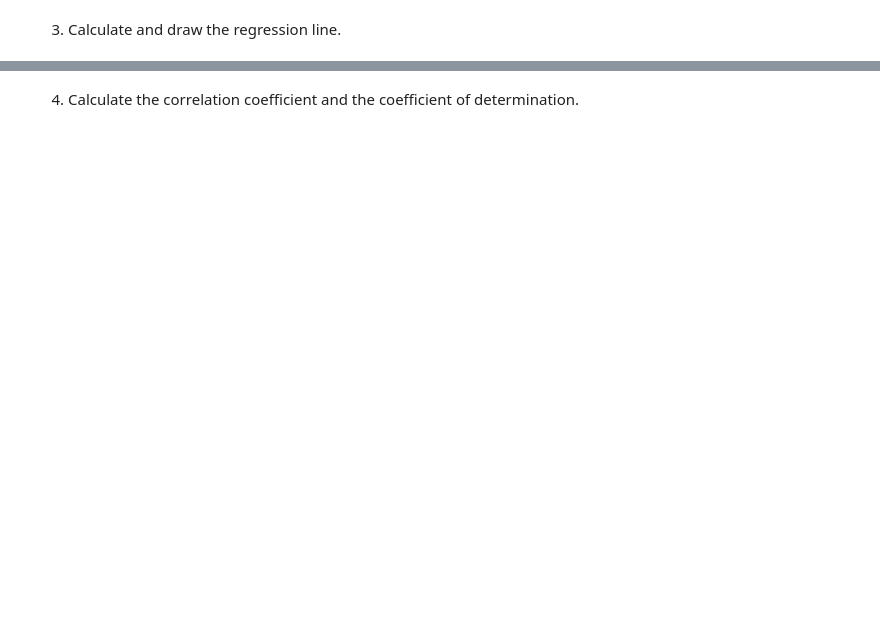
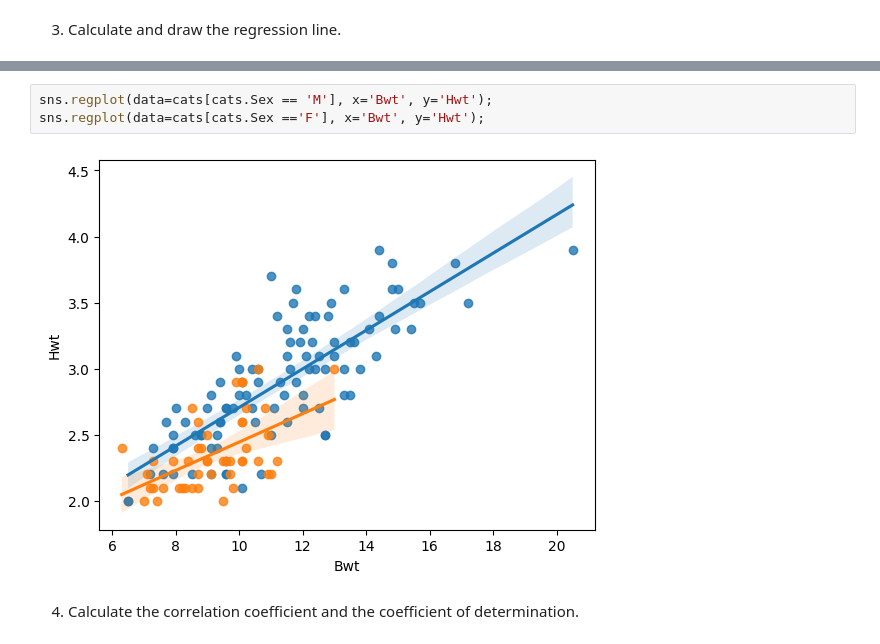
Before and after one commit to BrentVervaet/dsai-labs-bv, a Jupyter notebook: 6-regression-analyis/lab-6.01-cats.ipynb, the cells around one changed output, grey strips where cells are left out. Saved outputs shown, nothing was run; the diff lists cells and outputs as text; blank space fills up the shorter version.

```diff
--- a/6-regression-analyis/lab-6.01-cats.ipynb
+++ b/6-regression-analyis/lab-6.01-cats.ipynb
@@ -70,2 +95,7 @@ cats.head()
+# %%
+sns.regplot(data=cats[cats.Sex == 'M'], x='Bwt', y='Hwt');
+sns.regplot(data=cats[cats.Sex =='F'], x='Bwt', y='Hwt');
+# %% [output]
+[figure, added]
 # %% [markdown]
 4. Calculate the correlation coefficient and the coefficient of determination.
```
Also changed, not shown: parts of 8 cells of this notebook, 2 other files.
